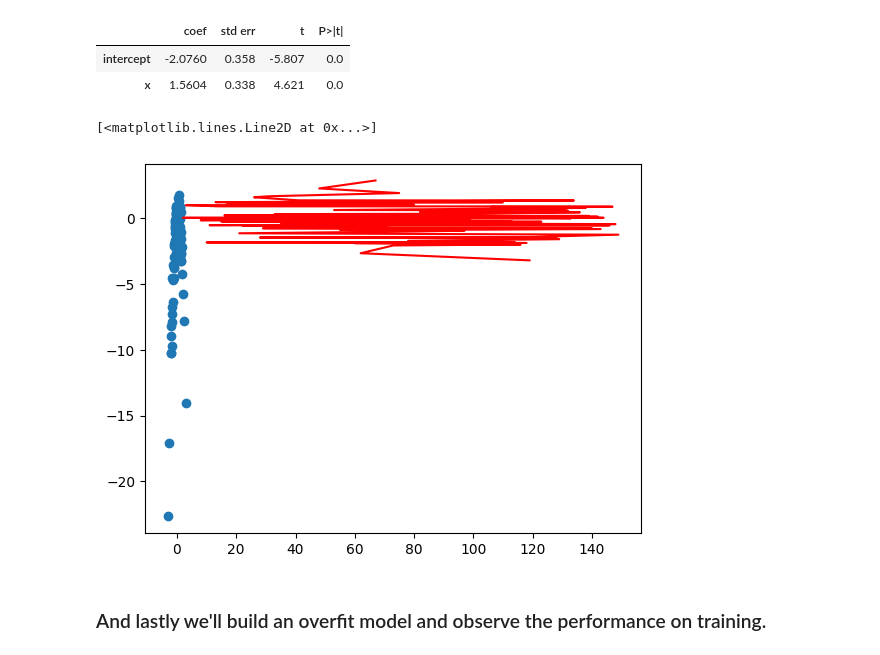
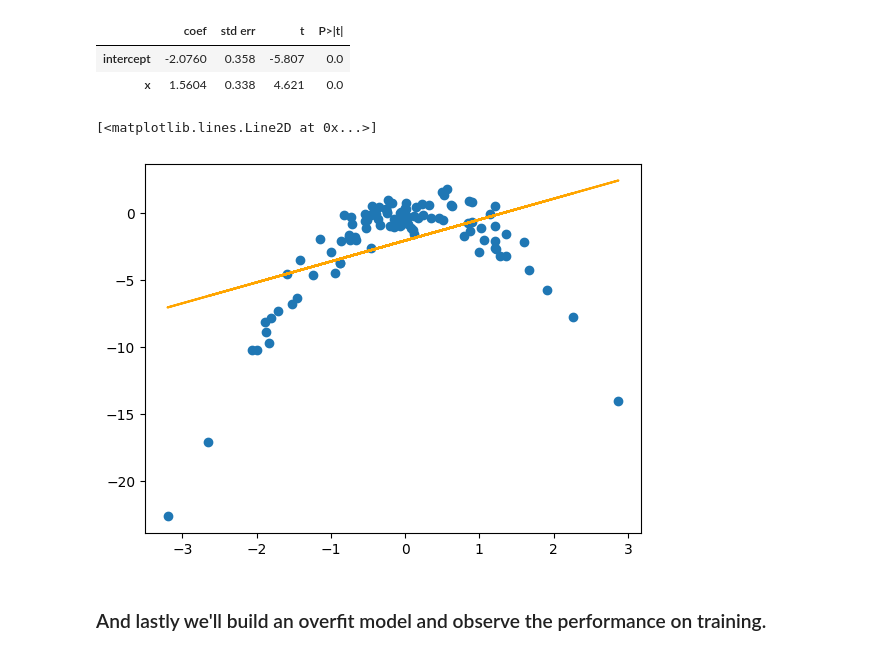
Before and after one commit to Alakazam992/code_2600, a Jupyter notebook: mod02_trainingsplit.ipynb, the cells around one changed output. Drawn from its saved outputs; the diff is of its cells as text; code cells hidden in the pictures.

```diff
--- a/mod02_trainingsplit.ipynb
+++ b/mod02_trainingsplit.ipynb
@@ -131,12 +131,11 @@ predictions_lin_train = predict(x_train[['intercept', 'x']], results_lin)
 # %%
 # Plot predictions as solid *orange* line
 fig, ax = plt.subplots()
-ax.scatter(x_train['x'],y_train)
-linear = x_train[['x']].sort_values('x')
-ax.plot( linear['x'], color='red')
+ax.scatter(x_train['x'], y_train)
+ax.plot(x_train['x'], predictions_lin_train, color='orange')
 # %% [output]
 [<matplotlib.lines.Line2D at 0x...>]
-[figure, old version]
+[figure, new version]
 # %% [markdown]
 ### And lastly we'll build an overfit model and observe the performance on training.
 # %%
```
Also changed, not shown: parts of 5 cells of this notebook.
